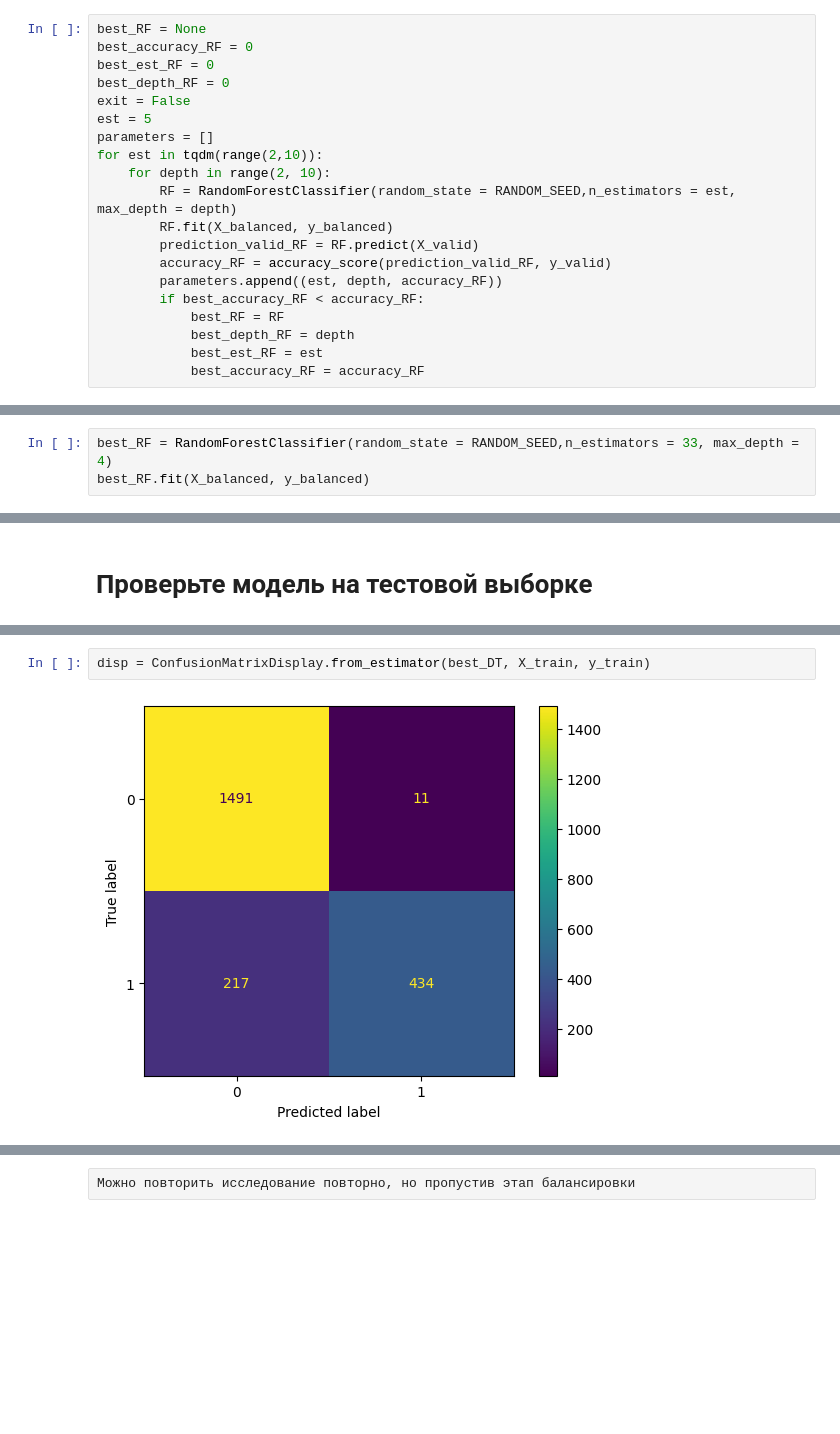
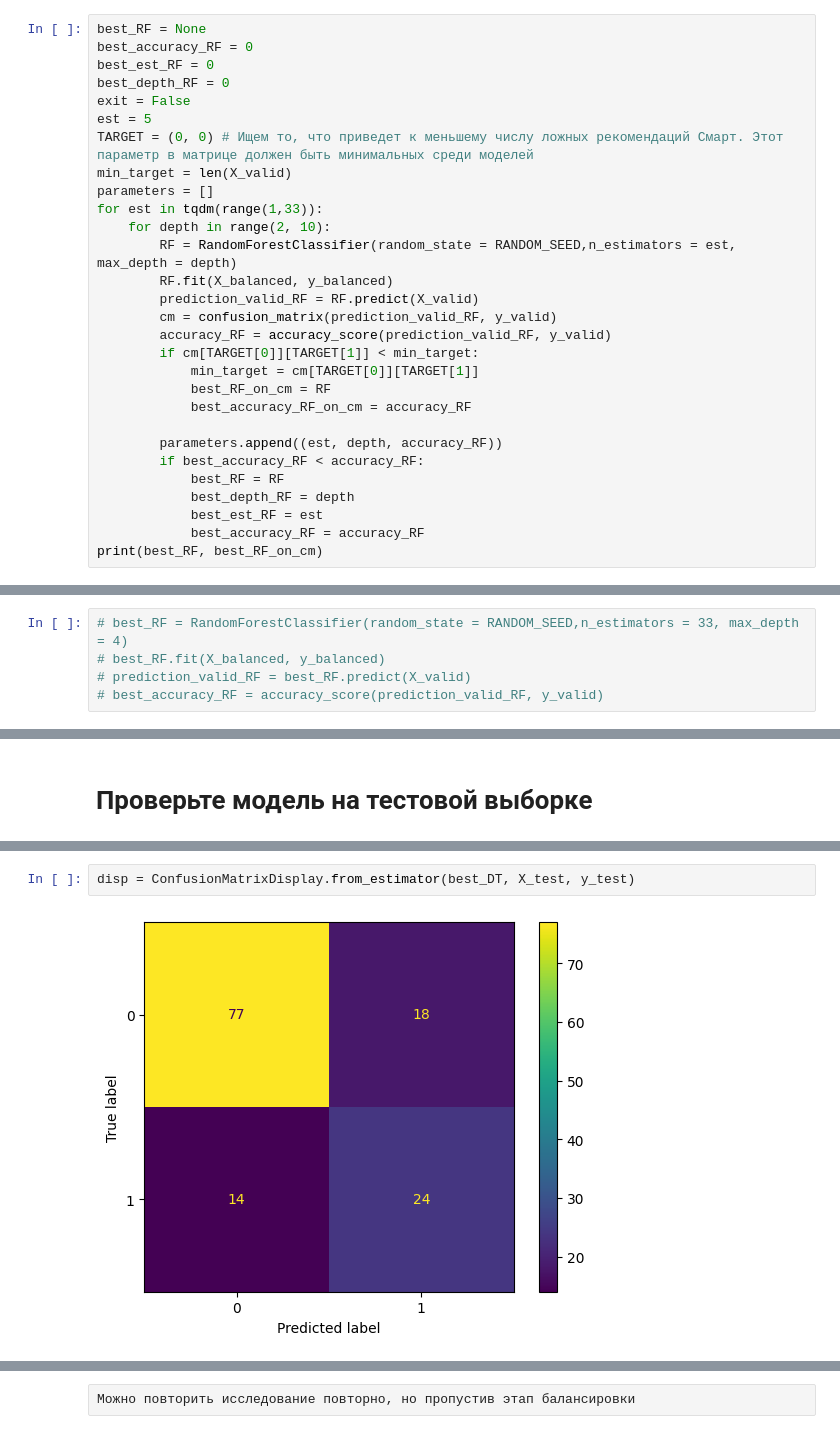
Before and after one commit to Gvozdyara/ml-tariff-classification, a Jupyter notebook: prediction_mobile_tariffs.ipynb, the cells around one changed output, grey strips where cells are left out. Cells and saved outputs as stored; diff of their text form; blank space fills up the shorter version.

```diff
--- a/prediction_mobile_tariffs.ipynb
+++ b/prediction_mobile_tariffs.ipynb
@@ -183,16 +186,25 @@ best_est_RF = 0
 best_depth_RF = 0
 exit = False
 est = 5
+TARGET = (0, 0) # Ищем то, что приведет к меньшему числу ложных рекомендаций Смарт. Этот параметр в матрице должен быть минимальных среди моделей
+min_target = len(X_valid)
 parameters = []
-for est in tqdm(range(2,10)):
+for est in tqdm(range(1,33)):
     for depth in range(2, 10):
         RF = RandomForestClassifier(random_state = RANDOM_SEED,n_estimators = est, max_depth = depth)
         RF.fit(X_balanced, y_balanced)
         prediction_valid_RF = RF.predict(X_valid)
+        cm = confusion_matrix(prediction_valid_RF, y_valid)
         accuracy_RF = accuracy_score(prediction_valid_RF, y_valid)
+        if cm[TARGET[0]][TARGET[1]] < min_target:
+            min_target = cm[TARGET[0]][TARGET[1]]
+            best_RF_on_cm = RF
+            best_accuracy_RF_on_cm = accuracy_RF
+
         parameters.append((est, depth, accuracy_RF))
         if best_accuracy_RF < accuracy_RF:
             best_RF = RF
             best_depth_RF = depth
             best_est_RF = est
             best_accuracy_RF = accuracy_RF
+print(best_RF, best_RF_on_cm)
@@ -204,5 +214,7 @@ best_est_RF, best_depth_RF, best_accuracy_RF
 Для ускорения повторного обращения к блокноту создадим лес по лучшим параметрам для сбалансированной обучающей выборки (33, 4)
 Для несбалансированной выборки лучшая точность достигается при 4, 4
 # %%
-best_RF = RandomForestClassifier(random_state = RANDOM_SEED,n_estimators = 33, max_depth = 4)
-best_RF.fit(X_balanced, y_balanced)
+# best_RF = RandomForestClassifier(random_state = RANDOM_SEED,n_estimators = 33, max_depth = 4)
+# best_RF.fit(X_balanced, y_balanced)
+# prediction_valid_RF = best_RF.predict(X_valid)
+# best_accuracy_RF = accuracy_score(prediction_valid_RF, y_valid)
@@ -292,5 +302,5 @@ disp = ConfusionMatrixDisplay.from_estimator(best_RF, X_train, y_train)
 # %%
-disp = ConfusionMatrixDisplay.from_estimator(best_DT, X_train, y_train)
+disp = ConfusionMatrixDisplay.from_estimator(best_DT, X_test, y_test)
 # %% [output]
-[figure, old version]
+[figure, new version]
 # %%
```
Also changed, not shown: parts of 25 cells of this notebook.
